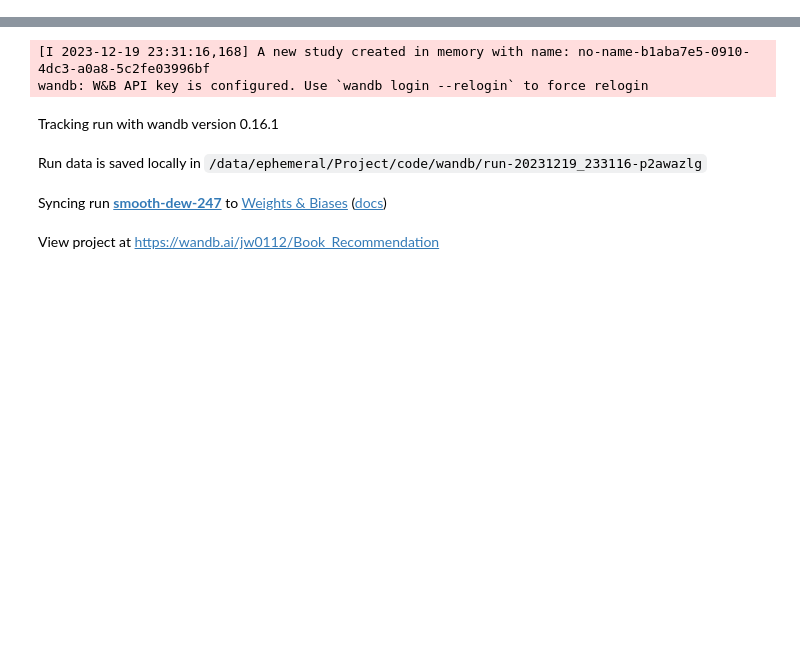
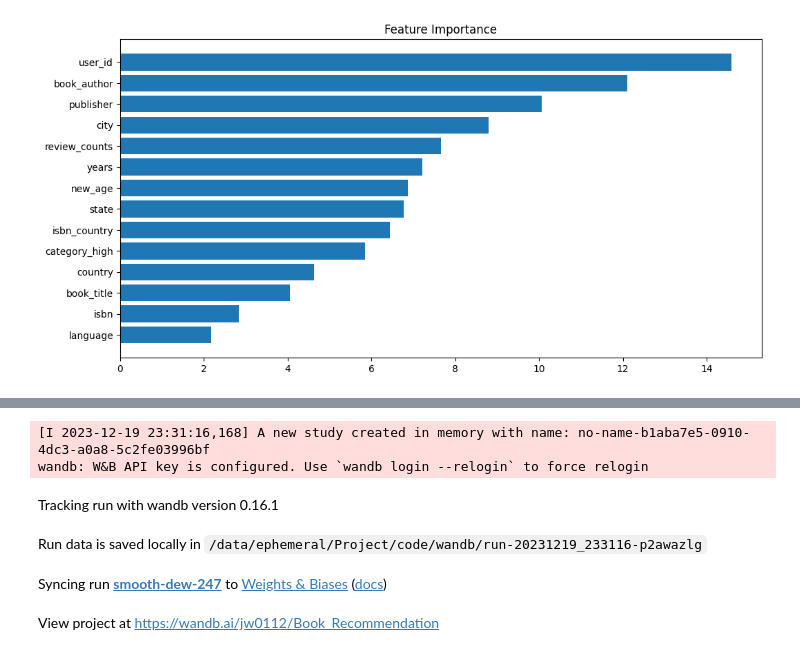
Before and after one commit to boostcampaitech6/level1-bookratingprediction-recsys-06, a Jupyter notebook: Model.ipynb, the cells around one changed output, grey strips where cells are left out. Drawn from its saved outputs; the diff is of its cells as text; code cells hidden in the pictures; blank space fills up the shorter version.

Commit message:
[Code] Model Final

```diff
--- a/DL_Models.ipynb
+++ b/Model.ipynb
@@ -160,0 +135,2 @@ def objective_CNN_FM(trial : Trial, dataset) :
+# %%
+books.drop(columns = 'img_url_isbn', inplace = True)
@@ -160,0 +811,35 @@ def objective_CNN_FM(trial : Trial, dataset) :
+# %%
+from optuna.integration import CatBoostPruningCallback
+
+def objectiveCAT(trial : Trial, X_train, y_train, X_valid, y_valid) :
+    param = {
+        'learning_rate' : trial.suggest_categorical('learning_rate', [1e-3, 0.01, 0.1, 0.5]),
+        'depth' : trial.suggest_int('depth', 1, 15),
+        'colsample_bylevel' : trial.suggest_categorical('colsample_bylevel', [1e-3, 0.01, 0.1, 0.5]),
+        'boosting_type' : trial.suggest_categorical('boosting_type', ['Ordered', 'Plain']),
+        'bootstrap_type' : trial.suggest_categorical('bootstrap_type', ['Bayesian', 'Bernoulli', 'MVS']),
+    }
+
+    if param['bootstrap_type'] == 'Bayesian':
+        param['bagging_temperature'] = trial.suggest_float('bagging_temperature', 0, 10)
+    elif param['bootstrap_type'] == 'Bernoulli':
+        param['subsample'] = trial.suggest_float('subsample', 0.1, 1)
+
+    train_data = Pool(data = X_train, label = y_train, cat_features = cat_col)
+    valid_data = Pool(data = X_valid, label = y_valid, cat_features = cat_col)
+
+    model = CatBoostRegressor(**param, iterations = 5000, loss_function = 'RMSE', eval_metric = 'RMSE',
+                              use_best_model = True, random_state = SEED, # task_type = 'GPU', devices = '0'
+                              cat_features = [i for i in range(0, 13)])
+    pruning_callback = CatBoostPruningCallback(trial, 'RMSE', eval_set_index = 1)
+    cat_model = model.fit(train_data, eval_set = [train_data, valid_data], verbose = 500, use_best_model = True,
+                          early_stopping_rounds = 100, callbacks = [pruning_callback])
+    pruning_callback.check_pruned()
+
+    score = mean_squared_error(y_valid, cat_model.predict(X_valid), squared = False)
+    return score
+# %%
+# Study Optuna
+study = optuna.create_study(direction = 'minimize', sampler = TPESampler(seed = SEED))
+study.optimize(lambda trial : objectiveCAT(trial, X_train, y_train, X_valid, y_valid), n_trials = 50)
+print(f'Best trial : score {study.best_trial.value}, \n params = {study.best_trial.params} \n')
@@ -160,0 +1043,10 @@ def objective_CNN_FM(trial : Trial, dataset) :
+# %%
+feature_importance = cat_reg.feature_importances_
+sorted_idx = np.argsort(feature_importance)
+fig = plt.figure(figsize = (12, 6))
+plt.barh(range(len(sorted_idx)), feature_importance[sorted_idx], align = 'center')
+plt.yticks(range(len(sorted_idx)), np.array(X_data.columns)[sorted_idx])
+plt.title('Feature Importance')
+plt.show()
+# %% [output]
+[figure, added]
```
Also changed, not shown: parts of 89 cells of this notebook, 14 other files.
